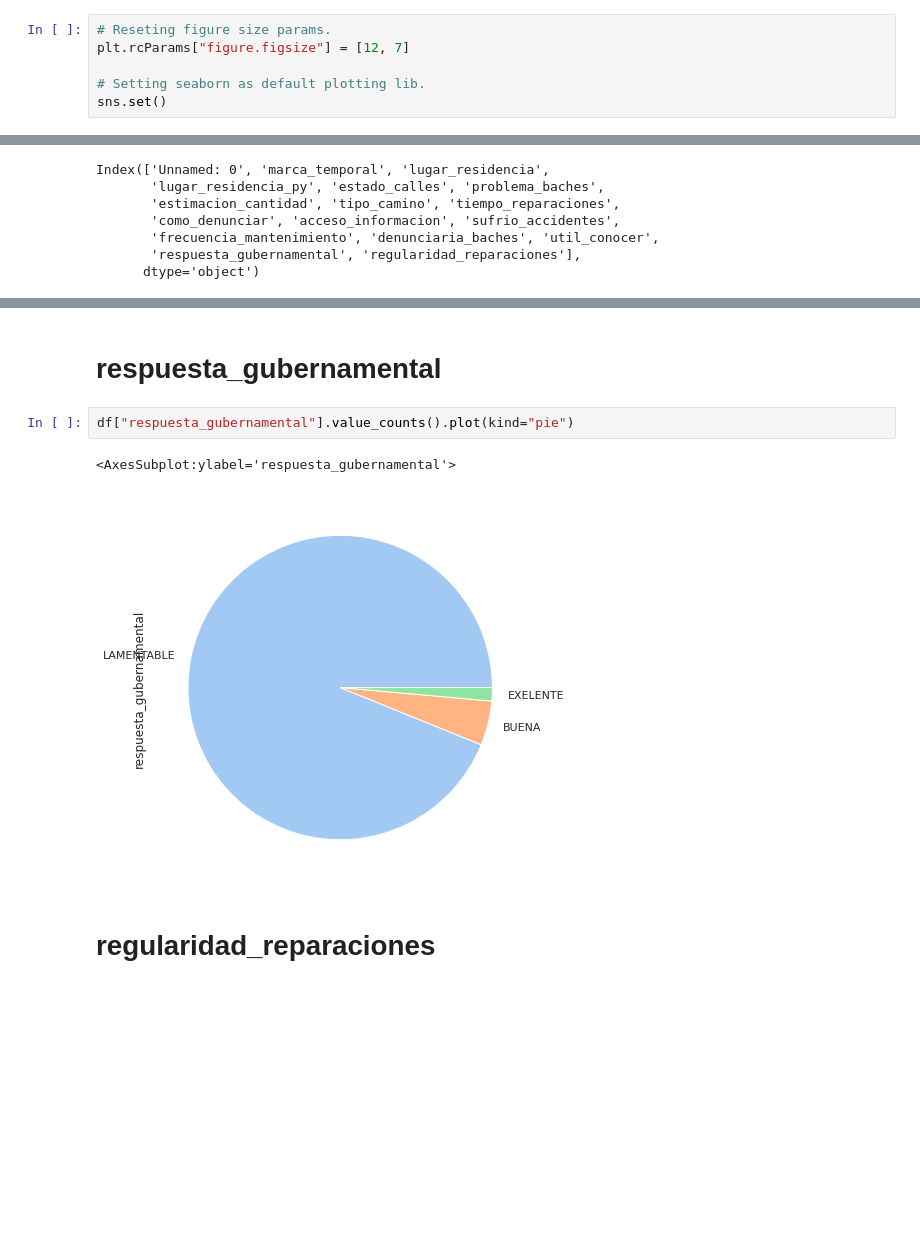
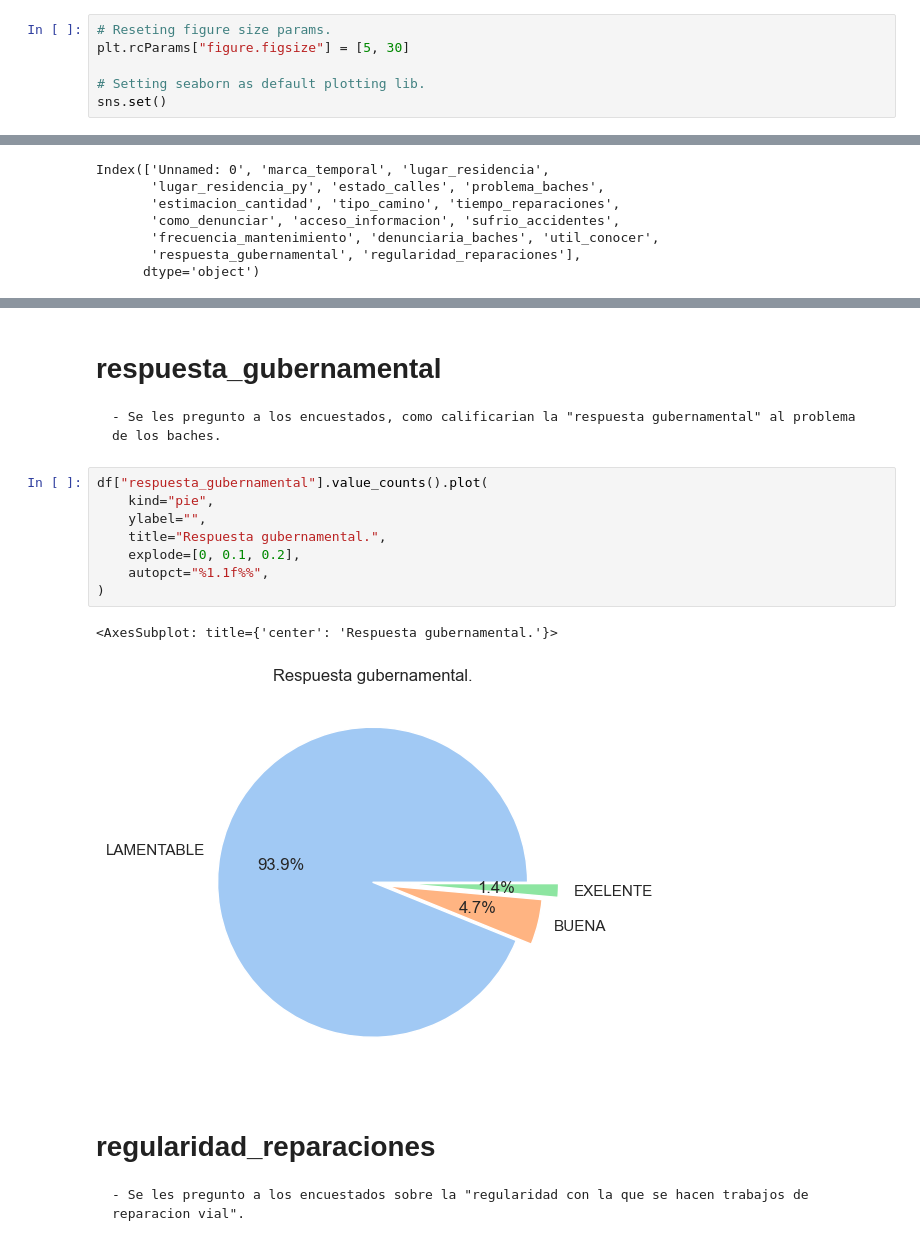
Before and after one commit to TorrezMN/Data_Science, a Jupyter notebook: src/notebooks/basic_study.ipynb, the cells around one changed output, grey strips where cells are left out. Drawn from its saved outputs; the diff is of its cells as text; blank space fills up the shorter version.

```diff
--- a/src/notebooks/basic_study.ipynb
+++ b/src/notebooks/basic_study.ipynb
@@ -12,7 +9,7 @@ from collections import Counter
 %matplotlib inline
 # %%
 # Reseting figure size params.
-plt.rcParams["figure.figsize"] = [12, 7]
+plt.rcParams["figure.figsize"] = [5, 30]
 
 # Setting seaborn as default plotting lib.
 sns.set()
@@ -122,10 +178,18 @@ df["util_conocer"].value_counts().plot(kind="pie")
 # %% [markdown]
 # respuesta_gubernamental
+    - Se les pregunto a los encuestados, como calificarian la "respuesta gubernamental" al problema de los baches.
 # %%
-df["respuesta_gubernamental"].value_counts().plot(kind="pie")
+df["respuesta_gubernamental"].value_counts().plot(
+    kind="pie",
+    ylabel="",
+    title="Respuesta gubernamental.",
+    explode=[0, 0.1, 0.2],
+    autopct="%1.1f%%",
+)
 # %% [output]
-<AxesSubplot:ylabel='respuesta_gubernamental'>
+<AxesSubplot: title={'center': 'Respuesta gubernamental.'}>
-[figure, old version]
+[figure, new version]
 # %% [markdown]
 # regularidad_reparaciones
+    - Se les pregunto a los encuestados sobre la "regularidad con la que se hacen trabajos de reparacion vial".
 # %%
```
Also changed, not shown: parts of 35 cells of this notebook.
